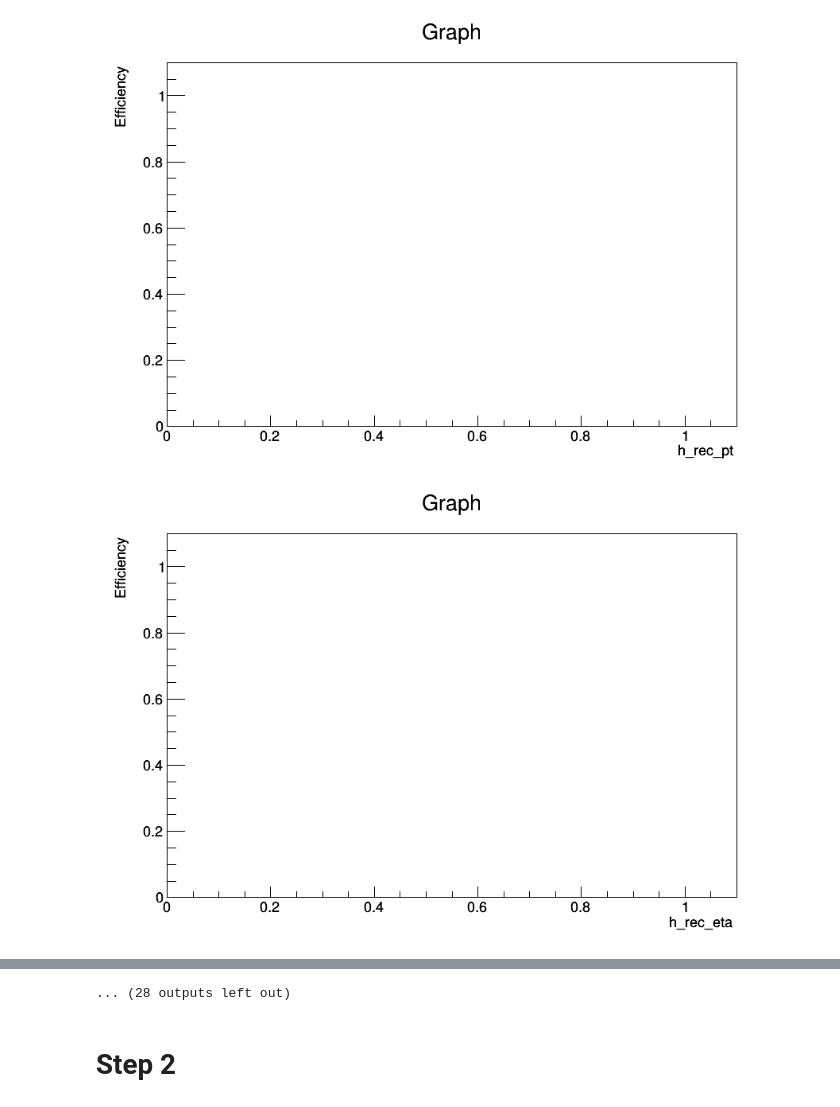
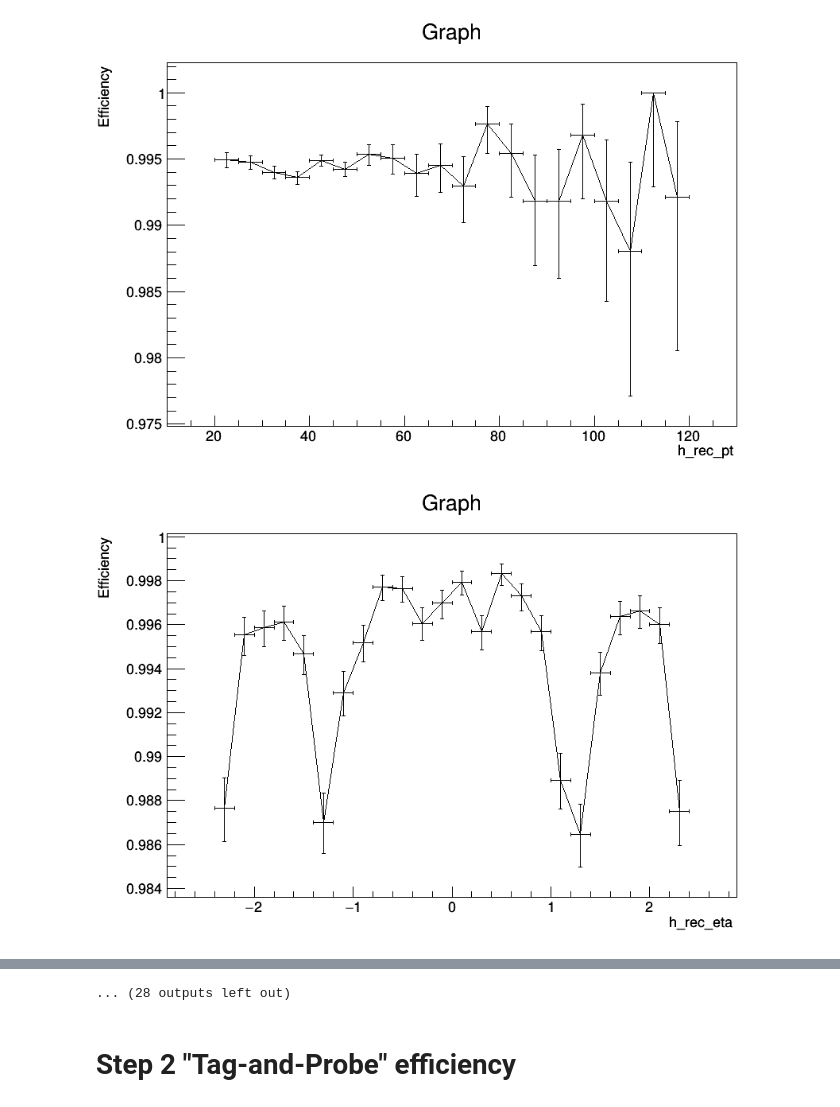
Before and after one commit to Taiantuia/MuonHATSatLPC2020, a Jupyter notebook: Exercise 4: Muon Efficiencies.ipynb, the cells around one changed output, grey strips where cells are left out. Drawn from its saved outputs; the diff is of its cells as text; code cells hidden in the pictures.

Commit message:
all steps mostly finished

```diff
--- a/Exercise 4: Muon Efficiencies.ipynb
+++ b/Exercise 4: Muon Efficiencies.ipynb
@@ -132,3 +131,3 @@ Now lets set a few cut on the event
 # %%
-good_gen_mask=(muon.genpart_pt>20)& (abs(muon.genpart_eta)<2.4)& (abs(muon.genpart_pdgid)==13)& (muon.genpart_status==1)& ((muon.genpart_statusFlags%2)==1)
+good_gen_mask=((muon.muon_isglobal==1)|(muon.muon_istracker==1))& (muon.muon_genpartidx>-1)& (muon.genpart_pt>20)& (abs(muon.genpart_eta)<2.4)& (abs(muon.genpart_pdgid)==13)& (muon.genpart_status==1)& ((muon.genpart_statusFlags%2)==1)
 # %%
@@ -176,10 +147,10 @@ Warning in <TROOT::Append>: Replacing existing TH1: rec_nvtx (Potential memory l
 # %%
-th1dic={}
-efficiencydic={}
+th1dic={} #dictionary of TH1D
+efficiencydic={} #dictionary of TGraphAsymmErrors
 for name in ['gen', 'rec', 'rec_loose', 'rec_medium', 'rec_tight', 'rec_tight_iso', 'rec_tight_iso_hlt']:
-    if name== 'gen':
-        th1dic[f'h_{name}_pt']=ROOT.TH1D("pt"  , f'h_{name}_pt;muon p_T [GeV];Events',  20,  20.0, 120.0)
-        TH1_fill_and_plot(th1dic[f'h_{name}_pt'], gen_muon.pt, f'h_{name}_pt')
+    if name== 'gen':           #Cannot plot efficiency for gen itself, so if
+        th1dic[f'h_{name}_pt']=ROOT.TH1D("pt"  , f'h_{name}_pt;muon p_T [GeV];Events',  20,  20.0, 120.0) #constrcut
+        TH1_fill_and_plot(th1dic[f'h_{name}_pt'], gen_muon.pt, f'h_{name}_pt') #fill and plot
         th1dic[f'h_{name}_eta']=ROOT.TH1D("eta" , f'h_{name}_eta;muon #eta;Events',  24,  -2.4,   2.4)
         TH1_fill_and_plot(th1dic[f'h_{name}_eta'], gen_muon.eta, f'h_{name}_eta')
         th1dic[f'h_{name}_nvtx'] =ROOT.TH1D("nvtx", f'h_{name}_nvtx;N. vertices;Events',  90,   0.5,  90.5)
@@ -190,17 +161,13 @@ for name in ['gen', 'rec', 'rec_loose', 'rec_medium', 'rec_tight', 'rec_tight_is
 
     if name== 'rec_tight_iso_hlt':
         th1dic[f'h_{name}_pt']=ROOT.TH1D("pt"  , f'h_{name}_pt;muon p_T [GeV];Events',  20,  20.0, 120.0)
-        TH1_fill_and_plot(th1dic[f'h_{name}_pt'], muon.muon_pt[muon_mask[f'{name}']][event_mask_goodpv_HLT_isomu24], f'h_{name}_pt')
+        TH1_fill_and_plot(th1dic[f'h_{name}_pt'], muon.genpart_pt[muon_mask[f'{name}']][event_mask_goodpv_HLT_isomu24], f'h_{name}_pt')
         th1dic[f'h_{name}_eta']=ROOT.TH1D("eta" , f'h_{name}_eta;muon #eta;Events',  24,  -2.4,   2.4)
-        TH1_fill_and_plot(th1dic[f'h_{name}_eta'], muon.muon_eta[muon_mask[f'{name}']][event_mask_goodpv_HLT_isomu24], f'h_{name}_eta')
+        TH1_fill_and_plot(th1dic[f'h_{name}_eta'], muon.genpart_eta[muon_mask[f'{name}']][event_mask_goodpv_HLT_isomu24], f'h_{name}_eta')
         th1dic[f'h_{name}_nvtx'] =ROOT.TH1D("nvtx", f'h_{name}_nvtx;N. vertices;Events',  90,   0.5,  90.5)
         TH1_fill_and_plot(th1dic[f'h_{name}_nvtx'], muon.pv_npvsgood[muon_mask[f'{name}']][event_mask_goodpv_HLT_isomu24], f'h_{name}_nvtx')
 
-        nbinpt   = th1dic['h_rec_pt'].GetNbinsX()
-        nbineta  = th1dic['h_rec_eta'].GetNbinsX()
-        nbinnvtx = th1dic['h_rec_nvtx'].GetNbinsX()
-
-        efficiencydic[f'gae_{name}_pt']   = ROOT.TGraphAsymmErrors(nbinpt  )
+        efficiencydic[f'gae_{name}_pt']   = ROOT.TGraphAsymmErrors(20)
         efficiencydic[f'gae_{name}_pt'].SetName(f'gae_{name}_pt')
         efficiencydic[f'gae_{name}_pt'].GetXaxis().SetTitle(f'h_{name}_pt')
         efficiencydic[f'gae_{name}_pt'].GetYaxis().SetTitle('Efficiency')
@@ -210,7 +177,7 @@ for name in ['gen', 'rec', 'rec_loose', 'rec_medium', 'rec_tight', 'rec_tight_is
             print("An exception occurred")
         eff_fill_and_plot(efficiencydic[f'gae_{name}_pt'], f'gae_{name}_pt')
 
-        efficiencydic[f'gae_{name}_eta']   = ROOT.TGraphAsymmErrors(nbineta )
+        efficiencydic[f'gae_{name}_eta']   = ROOT.TGraphAsymmErrors(24 )
         efficiencydic[f'gae_{name}_eta'].SetName(f'gae_{name}_pt')
         efficiencydic[f'gae_{name}_eta'].GetXaxis().SetTitle(f'h_{name}_eta')
         efficiencydic[f'gae_{name}_eta'].GetYaxis().SetTitle('Efficiency')
@@ -220,7 +187,7 @@ for name in ['gen', 'rec', 'rec_loose', 'rec_medium', 'rec_tight', 'rec_tight_is
             print("An exception occurred")
         eff_fill_and_plot(efficiencydic[f'gae_{name}_eta'], f'gae_{name}_eta')
 
-        efficiencydic[f'gae_{name}_nvtx']   = ROOT.TGraphAsymmErrors(nbinnvtx )
+        efficiencydic[f'gae_{name}_nvtx']   = ROOT.TGraphAsymmErrors(90 )
         efficiencydic[f'gae_{name}_nvtx'].SetName(f'gae_{name}_nvtx')
         efficiencydic[f'gae_{name}_nvtx'].GetXaxis().SetTitle(f'h_{name}_nvtx')
         efficiencydic[f'gae_{name}_nvtx'].GetYaxis().SetTitle('Efficiency')
@@ -233,17 +200,13 @@ for name in ['gen', 'rec', 'rec_loose', 'rec_medium', 'rec_tight', 'rec_tight_is
         name2=name
     else:
         th1dic[f'h_{name}_pt']=ROOT.TH1D("pt"  , f'h_{name}_pt;muon p_T [GeV];Events',  20,  20.0, 120.0)
-        TH1_fill_and_plot(th1dic[f'h_{name}_pt'], muon.muon_pt[muon_mask[f'{name}']][event_mask_goodpv], f'h_{name}_pt')
+        TH1_fill_and_plot(th1dic[f'h_{name}_pt'], muon.genpart_pt[muon_mask[f'{name}']][event_mask_goodpv], f'h_{name}_pt')
         th1dic[f'h_{name}_eta']=ROOT.TH1D("eta" , f'h_{name}_eta;muon #eta;Events',  24,  -2.4,   2.4)
-        TH1_fill_and_plot(th1dic[f'h_{name}_eta'], muon.muon_eta[muon_mask[f'{name}']][event_mask_goodpv], f'h_{name}_eta')
+        TH1_fill_and_plot(th1dic[f'h_{name}_eta'], muon.genpart_eta[muon_mask[f'{name}']][event_mask_goodpv], f'h_{name}_eta')
         th1dic[f'h_{name}_nvtx'] =ROOT.TH1D("nvtx", f'h_{name}_nvtx;N. vertices;Events',  90,   0.5,  90.5)
         TH1_fill_and_plot(th1dic[f'h_{name}_nvtx'], muon.pv_npvsgood[muon_mask[f'{name}']][event_mask_goodpv], f'h_{name}_nvtx')
 
-        nbinpt   = th1dic['h_rec_pt'].GetNbinsX()
-        nbineta  = th1dic['h_rec_eta'].GetNbinsX()
-        nbinnvtx = th1dic['h_rec_nvtx'].GetNbinsX()
-
-        efficiencydic[f'gae_{name}_pt']   = ROOT.TGraphAsymmErrors(nbinpt  )
+        efficiencydic[f'gae_{name}_pt']   = ROOT.TGraphAsymmErrors(20 )
         efficiencydic[f'gae_{name}_pt'].SetName(f'gae_{name}_pt')
         efficiencydic[f'gae_{name}_pt'].GetXaxis().SetTitle(f'h_{name}_pt')
         efficiencydic[f'gae_{name}_pt'].GetYaxis().SetTitle('Efficiency')
@@ -253,7 +216,7 @@ for name in ['gen', 'rec', 'rec_loose', 'rec_medium', 'rec_tight', 'rec_tight_is
             print("An exception occurred")
         eff_fill_and_plot(efficiencydic[f'gae_{name}_pt'], f'gae_{name}_pt')
 
-        efficiencydic[f'gae_{name}_eta']   = ROOT.TGraphAsymmErrors(nbineta )
+        efficiencydic[f'gae_{name}_eta']   = ROOT.TGraphAsymmErrors(24 )
         efficiencydic[f'gae_{name}_eta'].SetName(f'gae_{name}_pt')
         efficiencydic[f'gae_{name}_eta'].GetXaxis().SetTitle(f'h_{name}_eta')
         efficiencydic[f'gae_{name}_eta'].GetYaxis().SetTitle('Efficiency')
@@ -263,7 +226,7 @@ for name in ['gen', 'rec', 'rec_loose', 'rec_medium', 'rec_tight', 'rec_tight_is
             print("An exception occurred")
         eff_fill_and_plot(efficiencydic[f'gae_{name}_eta'], f'gae_{name}_eta')
 
-        efficiencydic[f'gae_{name}_nvtx']   = ROOT.TGraphAsymmErrors(nbinnvtx )
+        efficiencydic[f'gae_{name}_nvtx']   = ROOT.TGraphAsymmErrors(90 )
         efficiencydic[f'gae_{name}_nvtx'].SetName(f'gae_{name}_nvtx')
         efficiencydic[f'gae_{name}_nvtx'].GetXaxis().SetTitle(f'h_{name}_nvtx')
         efficiencydic[f'gae_{name}_nvtx'].GetYaxis().SetTitle('Efficiency')
@@ -301,2 +264,2 @@ Warning in <TCanvas::Constructor>: Deleting canvas with same name: gae_rec_tight
-[figure, old version]
+[figure, new version]
-[figure, old version]
+[figure, new version]
@@ -306,3 +269,3 @@ Warning in <TCanvas::Constructor>: Deleting canvas with same name: gae_rec_tight
 ... (28 outputs left out)
 # %% [markdown]
-# Step 2
+# Step 2 "Tag-and-Probe" efficiency
```
Also changed, not shown: parts of 52 cells of this notebook.
